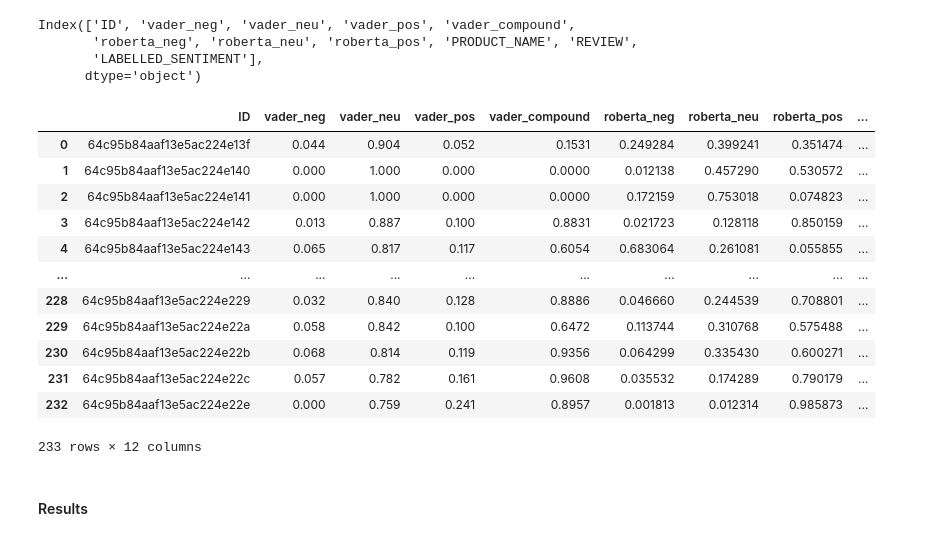
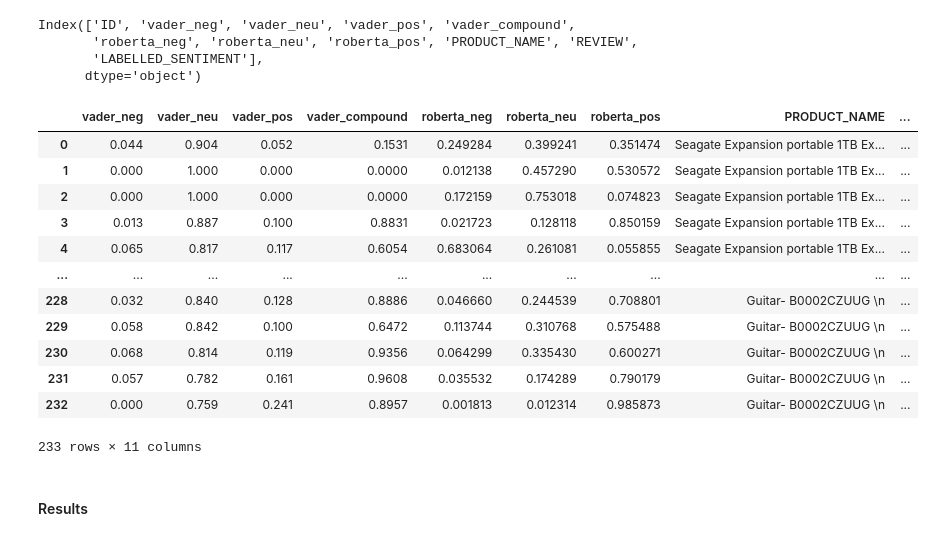
Before and after one commit to enjegoodnezz/ML_AI, a Jupyter notebook: ml-text-analysis-amazon-reviews-sentiment.ipynb, the cells around one changed output. Drawn from its saved outputs; the diff is of its cells as text; code cells hidden in the pictures.

```diff
--- a/ml-text-analysis-amazon-reviews-sentiment.ipynb
+++ b/ml-text-analysis-amazon-reviews-sentiment.ipynb
@@ -147,8 +146,8 @@ print(reviews_df['LABELLED_SENTIMENT'].unique())
 [0 1]
 # %%
 # remove unecessary columns
-df = reviews_df.drop(columns=[
-                              'ADDED_BY_NAME'
+df = reviews_df.drop(columns=['ADDED_BY_NAME'
+                              ,'REVIEWER_NAME'
                               ,'REVIEWER_NAME'
                               ,'POSITIVE']
                             )
@@ -578,21 +586,21 @@ Index(['ID', 'vader_neg', 'vader_neu', 'vader_pos', 'vader_compound',
       dtype='object')
 # %%
 roberta_df['PREDICTED_SENTIMENT'] = roberta_df.apply(lambda row: 1 if row['roberta_pos'] > row['roberta_neg'] else 0, axis=1)
-roberta_df
+roberta_df.iloc[:,1:] # exclude ID from display
 # %% [output]
-|  | ID | vader_neg | vader_neu | vader_pos | vader_compound | roberta_neg | roberta_neu | roberta_pos | ... |
-| 0 | 64c95b84aaf13e5ac224e13f | 0.044 | 0.904 | 0.052 | 0.1531 | 0.249284 | 0.399241 | 0.351474 | ... |
-| 1 | 64c95b84aaf13e5ac224e140 | 0.000 | 1.000 | 0.000 | 0.0000 | 0.012138 | 0.457290 | 0.530572 | ... |
-| 2 | 64c95b84aaf13e5ac224e141 | 0.000 | 1.000 | 0.000 | 0.0000 | 0.172159 | 0.753018 | 0.074823 | ... |
-| 3 | 64c95b84aaf13e5ac224e142 | 0.013 | 0.887 | 0.100 | 0.8831 | 0.021723 | 0.128118 | 0.850159 | ... |
-| 4 | 64c95b84aaf13e5ac224e143 | 0.065 | 0.817 | 0.117 | 0.6054 | 0.683064 | 0.261081 | 0.055855 | ... |
+|  | vader_neg | vader_neu | vader_pos | vader_compound | roberta_neg | roberta_neu | roberta_pos | PRODUCT_NAME | ... |
+| 0 | 0.044 | 0.904 | 0.052 | 0.1531 | 0.249284 | 0.399241 | 0.351474 | Seagate Expansion portable 1TB Ex... | ... |
+| 1 | 0.000 | 1.000 | 0.000 | 0.0000 | 0.012138 | 0.457290 | 0.530572 | Seagate Expansion portable 1TB Ex... | ... |
+| 2 | 0.000 | 1.000 | 0.000 | 0.0000 | 0.172159 | 0.753018 | 0.074823 | Seagate Expansion portable 1TB Ex... | ... |
+| 3 | 0.013 | 0.887 | 0.100 | 0.8831 | 0.021723 | 0.128118 | 0.850159 | Seagate Expansion portable 1TB Ex... | ... |
+| 4 | 0.065 | 0.817 | 0.117 | 0.6054 | 0.683064 | 0.261081 | 0.055855 | Seagate Expansion portable 1TB Ex... | ... |
 | ... | ... | ... | ... | ... | ... | ... | ... | ... | ... |
-| 228 | 64c95b84aaf13e5ac224e229 | 0.032 | 0.840 | 0.128 | 0.8886 | 0.046660 | 0.244539 | 0.708801 | ... |
-| 229 | 64c95b84aaf13e5ac224e22a | 0.058 | 0.842 | 0.100 | 0.6472 | 0.113744 | 0.310768 | 0.575488 | ... |
-| 230 | 64c95b84aaf13e5ac224e22b | 0.068 | 0.814 | 0.119 | 0.9356 | 0.064299 | 0.335430 | 0.600271 | ... |
-| 231 | 64c95b84aaf13e5ac224e22c | 0.057 | 0.782 | 0.161 | 0.9608 | 0.035532 | 0.174289 | 0.790179 | ... |
-| 232 | 64c95b84aaf13e5ac224e22e | 0.000 | 0.759 | 0.241 | 0.8957 | 0.001813 | 0.012314 | 0.985873 | ... |
+| 228 | 0.032 | 0.840 | 0.128 | 0.8886 | 0.046660 | 0.244539 | 0.708801 | Guitar- B0002CZUUG \n | ... |
+| 229 | 0.058 | 0.842 | 0.100 | 0.6472 | 0.113744 | 0.310768 | 0.575488 | Guitar- B0002CZUUG \n | ... |
+| 230 | 0.068 | 0.814 | 0.119 | 0.9356 | 0.064299 | 0.335430 | 0.600271 | Guitar- B0002CZUUG \n | ... |
+| 231 | 0.057 | 0.782 | 0.161 | 0.9608 | 0.035532 | 0.174289 | 0.790179 | Guitar- B0002CZUUG \n | ... |
+| 232 | 0.000 | 0.759 | 0.241 | 0.8957 | 0.001813 | 0.012314 | 0.985873 | Guitar- B0002CZUUG \n | ... |
-233 rows × 12 columns
+233 rows × 11 columns
 # %% [markdown]
 #### Results
 # %%
```
Also changed, not shown: parts of 10 cells of this notebook.
